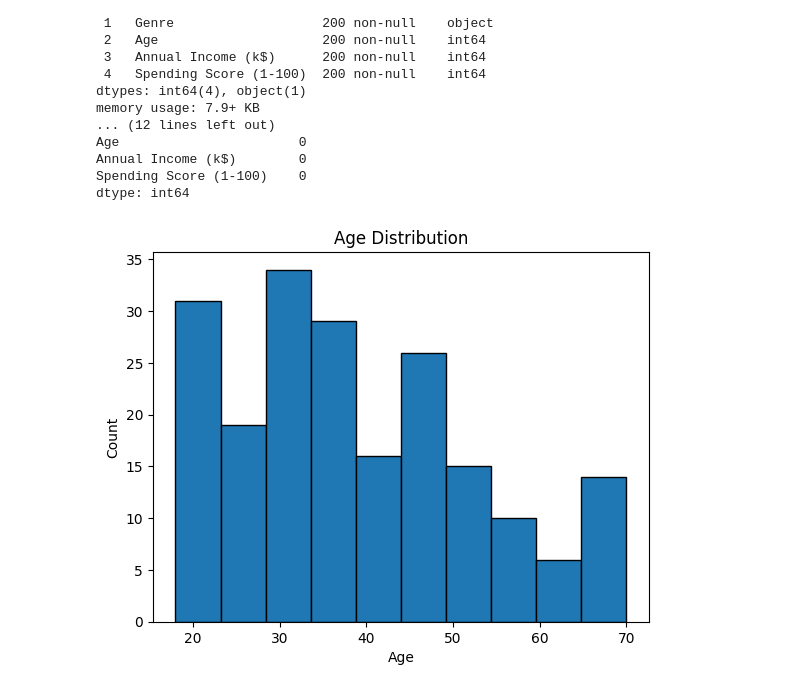
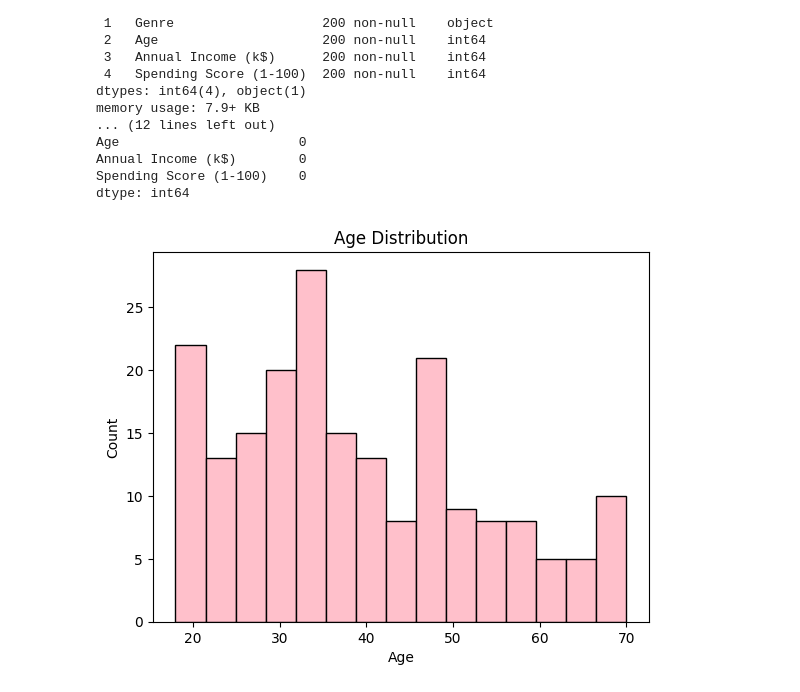
Before and after one commit to PriyankaaNigam/AI-Data-Unlocked, a Jupyter notebook: customer_segmentation/notebooks/mall_segmentation.ipynb, the cells around one changed output. Drawn from its saved outputs; the diff is of its cells as text; code cells hidden in the pictures.

```diff
--- a/customer_segmentation/notebooks/mall_segmentation.ipynb
+++ b/customer_segmentation/notebooks/mall_segmentation.ipynb
@@ -58,11 +58,11 @@ Annual Income (k$)        0
 Spending Score (1-100)    0
 dtype: int64
 # %%
-plt.hist(df["Age"], bins=10, edgecolor='black')
+plt.hist(df["Age"], bins=15, edgecolor='black', color = 'pink')
 plt.title("Age Distribution")
 plt.xlabel("Age")
 plt.ylabel("Count")
 plt.show()
 # %% [output]
-[figure, old version]
+[figure, new version]
 # %%
```
Also changed, not shown: parts of 2 cells of this notebook.
